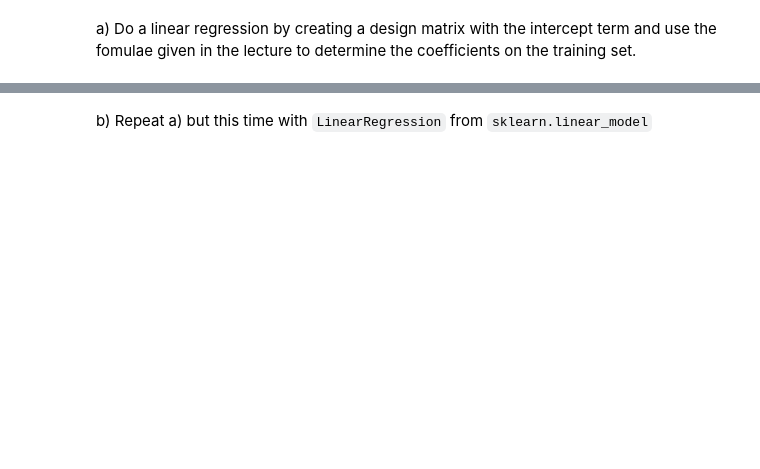
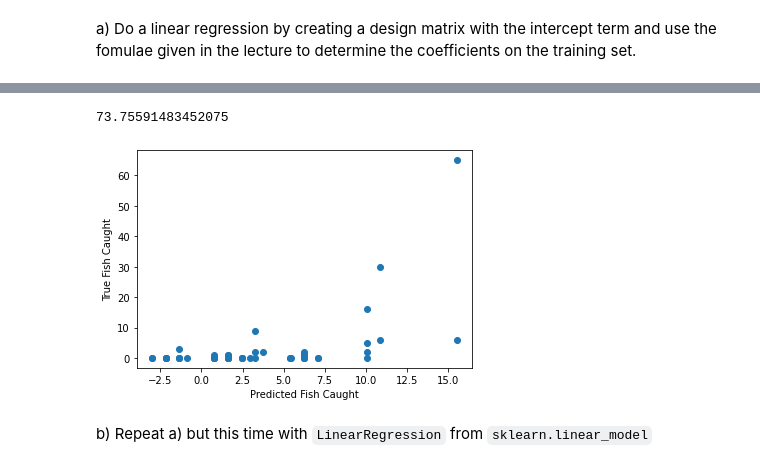
Before and after one commit to LasterSlaster/ML_A2, a Jupyter notebook: Linear_Regression_nolsg.ipynb, the cells around one changed output, grey strips where cells are left out. Drawn from its saved outputs; the diff is of its cells as text; code cells hidden in the pictures; blank space fills up the shorter version.

```diff
--- a/Linear_Regression_nolsg.ipynb
+++ b/Linear_Regression_nolsg.ipynb
@@ -65,14 +98,17 @@ np.mean(np.square((np.matmul(Xte,w).flatten() - yte.flatten()))) # The MSE
 # %%
 y_pred = np.matmul(Xte,w)
 y_pred = np.squeeze(np.asarray(y_pred))
 
 plt.scatter([y_pred], [yte])
 plt.xlabel('Predicted Fish Caught')
 plt.ylabel('True Fish Caught')
 
 
-MSE = np.mean(np.square((y_pred - yte))) # The MSE
+MSE = np.mean(np.square((y_pred.flatten() - yte.flatten()))) # The MSE
 MSE
+# %% [output]
+73.75591483452075
+[figure, added]
 # %% [markdown]
 b) Repeat a) but this time with `LinearRegression` from `sklearn.linear_model`
 # %%
```
Also changed, not shown: parts of 16 cells of this notebook.
